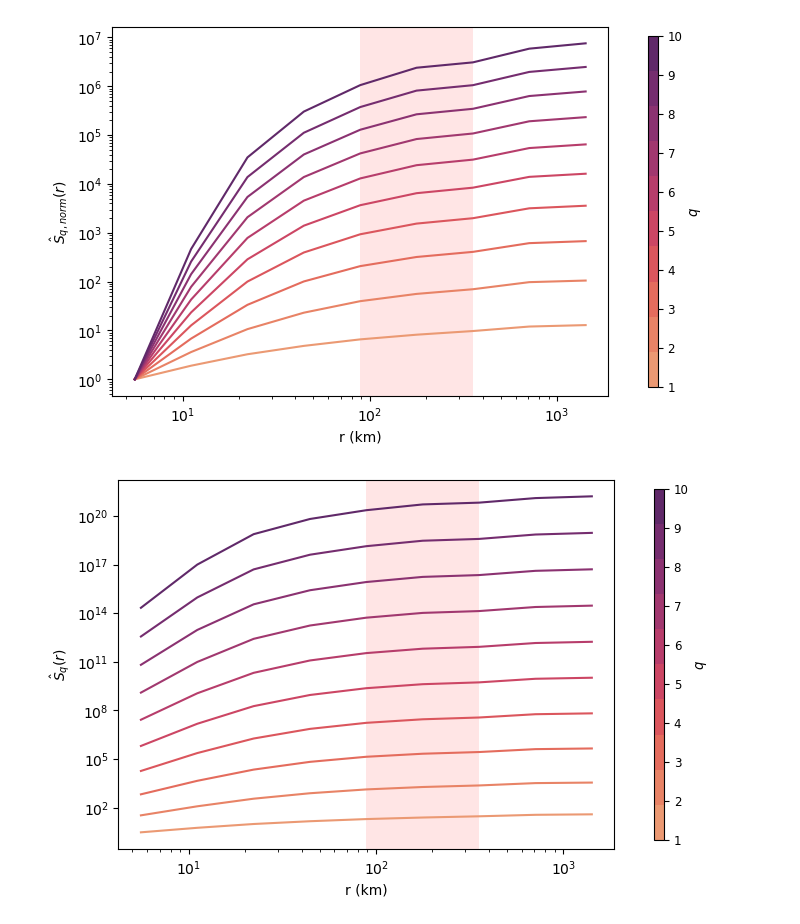
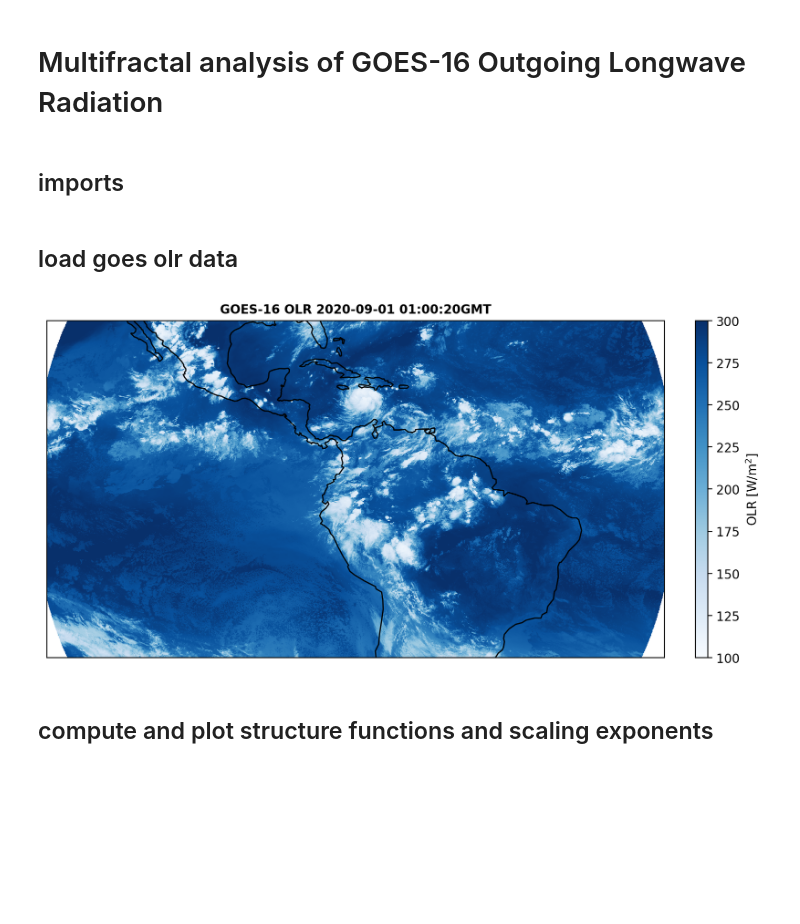
Before and after one commit to lillif/multifractals, a Jupyter notebook: multifractals_class.ipynb, the cells around one changed output. Saved outputs shown, nothing was run; the diff lists cells and outputs as text; code cells hidden in the pictures; blank space fills up the shorter version.

Commit message:
multifractal class example

```diff
--- a/multifractals_class.ipynb
+++ b/multifractals_class.ipynb
@@ -213,2 +0,0 @@ class Multifractals:
-# %%
-shallow_conv_4x4deg = xr.load_dataset('/work/bb1153/b382145/GOES-16/2019-20_DJF_C02/GOES16-ABI-C02_2019-20_DJF_4x4deg_shallow_convection.nc')
@@ -253,5 +1,43 @@ plot_moments(moments = ShallowConvMultifractals.moments['2019-12-01T17:05:05'],
-# %%
-Q = np.arange(1, 11)
-R = np.array([2**i for i in range(9)])
-
-IFS_deep_off = xr.load_dataset('/work/bb1153/b382145/IFS_cycle3_9km_nemo_deep_off/OLR_hz9o_2D_hourly_202009_remap_0.1x0.1_tropics.nc')
+# %% [markdown]
+# Multifractal analysis of GOES-16 Outgoing Longwave Radiation
+# %% [markdown]
+## imports
+# %%
+import xarray as xr
+import numpy as np
+
+import matplotlib.pyplot as plt
+import cartopy.crs as ccrs
+import seaborn as sns
+
+
+from multifractal_class import Multifractals
+from multifractal_utils import (plot_moments, zeta_bounds_plot)
+
+## COLORBAR FUNCTION FOR CUSTOM FORMATTING
+def _colorbar_axis(ax, x=1.05, y=0, w="2%"):
+    """
+    Uses inset_axes to add a vertical colorbar to the right of your plot
+    """
+    from mpl_toolkits.axes_grid1.inset_locator import inset_axes
+    axins = inset_axes(ax, width=w,height="100%",
+                       loc='lower left',bbox_to_anchor=(x, y, 1, 1),
+                       bbox_transform=ax.transAxes,borderpad=0)
+    return axins
+# %% [markdown]
+## load goes olr data
+# %%
+goes_olr_ds = xr.open_dataset('./data/OLR_2020-09-01T010020_time.nc', engine='netcdf4')
+goes_olr_ds = goes_olr_ds.rename({"latitude": "lat", 'longitude': 'lon'})
+# %%
+fig, ax = plt.subplots(1,1, figsize=(9,5), dpi=200, subplot_kw={'projection':ccrs.PlateCarree()})
+ax.coastlines()
+im = goes_olr_ds.OLR.plot(ax=ax, transform=ccrs.PlateCarree(), cmap='Blues', vmin=100, vmax=300, add_colorbar=False)
+plt.title('GOES-16 OLR 2020-09-01 01:00:20GMT', weight='bold', size=10)
+cbar = plt.colorbar(im, cax=_colorbar_axis(ax))
+cbar.set_label(r'OLR [W/m$^2$]')
+plt.show()
+# %% [output]
+[figure, added]
+# %% [markdown]
+## compute and plot structure functions and scaling exponents
@@ -270,21 +54,0 @@ IFSMultifractals.compute_diurnal_parameters(bootstrap=True, n_bootstrap = 10)
-# %%
-fig, ax = plt.subplots(1,1)
-plot_moments(moments = IFSMultifractals.moments['2020-09-01T20:00:00'],
-             R = IFSMultifractals.radii,
-             Q = IFSMultifractals.Q,
-             fig = fig,
-             ax = ax,
-             fitting_range = IFSMultifractals.fitting_range,
-            )
-
-fig, ax = plt.subplots(1,1)
-plot_moments(moments = IFSMultifractals.moments['2020-09-01T20:00:00'],
-             R = IFSMultifractals.radii,
-             Q = IFSMultifractals.Q,
-             fig = fig,
-             ax = ax,
-             fitting_range = IFSMultifractals.fitting_range,
-             normalise=False)
-# %% [output]
-[figure, removed]
-[figure, removed]
```
Also changed, not shown: parts of 15 cells of this notebook, 3 other files.
